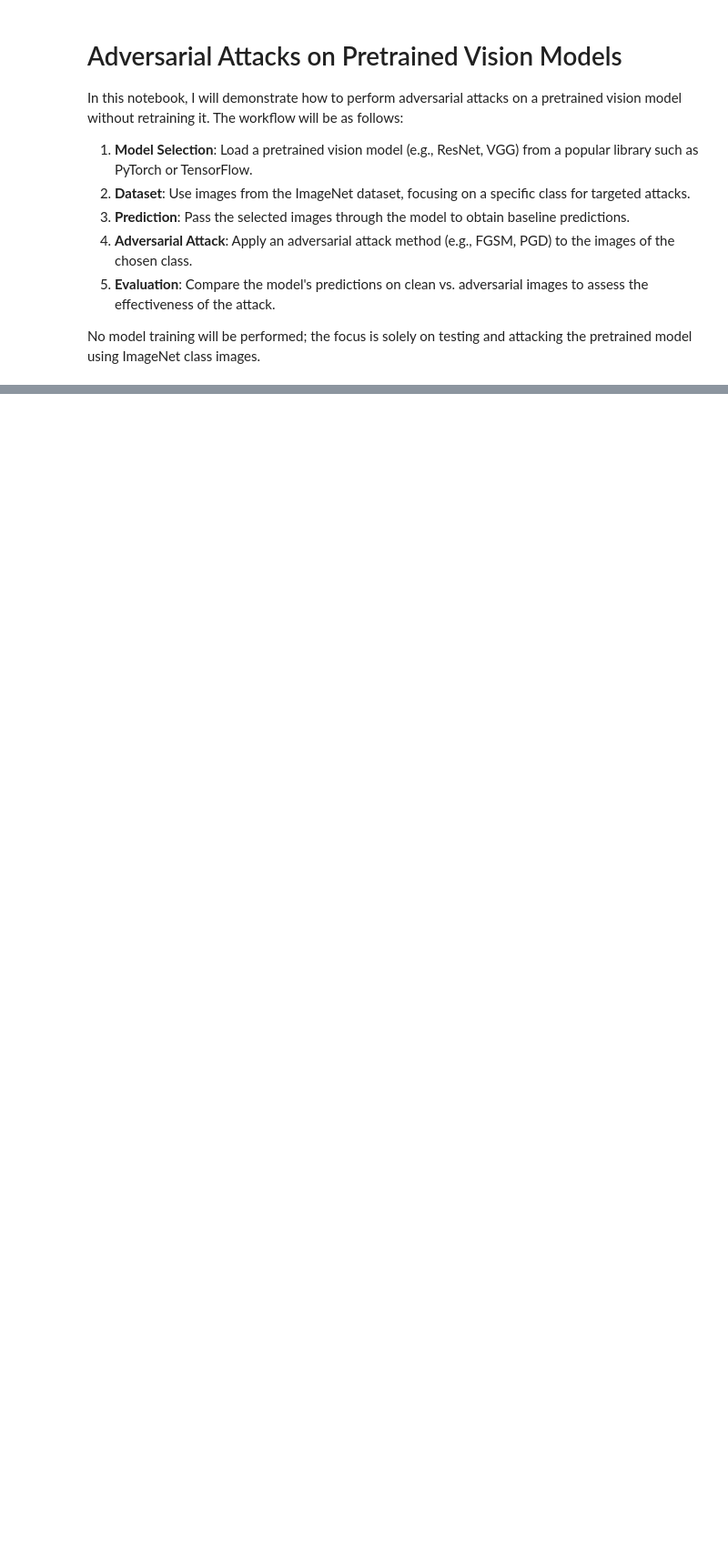
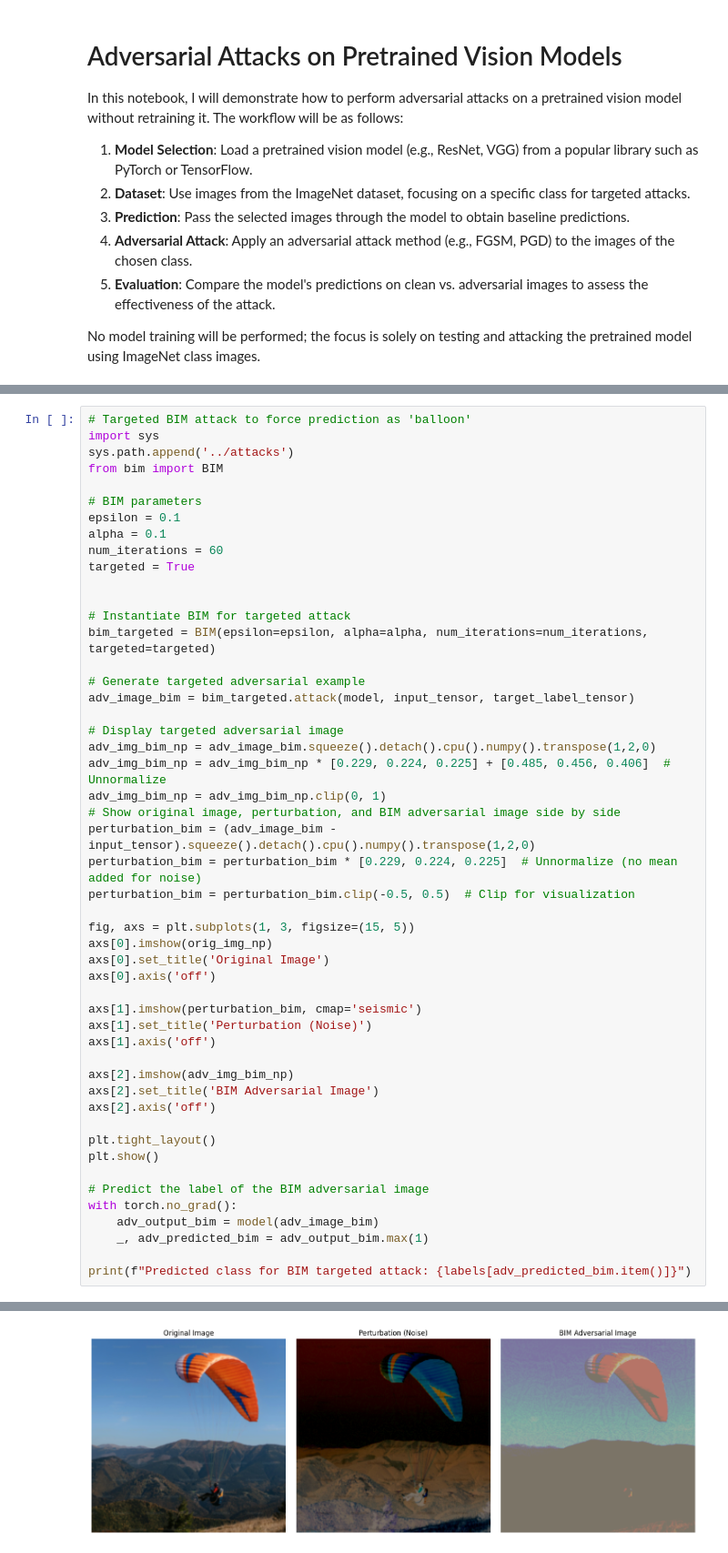
Before and after one commit to seba20-0/Adversarial-Attacks-on-YOLO, a Jupyter notebook: classification/classification_example.ipynb, the cells around one changed output, grey strips where cells are left out. Shown at 91% size. Saved outputs shown, nothing was run; the diff lists cells and outputs as text; blank space fills up the shorter version.

```diff
--- a/classification/classification_example.ipynb
+++ b/classification/classification_example.ipynb
@@ -148,0 +194,51 @@ plt.show()
+# %%
+# Targeted BIM attack to force prediction as 'balloon'
+import sys
+sys.path.append('../attacks')
+from bim import BIM
+
+# BIM parameters
+epsilon = 0.1
+alpha = 0.1
+num_iterations = 60
+targeted = True
+
+
+# Instantiate BIM for targeted attack
+bim_targeted = BIM(epsilon=epsilon, alpha=alpha, num_iterations=num_iterations, targeted=targeted)
+
+# Generate targeted adversarial example
+adv_image_bim = bim_targeted.attack(model, input_tensor, target_label_tensor)
+
+# Display targeted adversarial image
+adv_img_bim_np = adv_image_bim.squeeze().detach().cpu().numpy().transpose(1,2,0)
+adv_img_bim_np = adv_img_bim_np * [0.229, 0.224, 0.225] + [0.485, 0.456, 0.406]  # Unnormalize
+adv_img_bim_np = adv_img_bim_np.clip(0, 1)
+# Show original image, perturbation, and BIM adversarial image side by side
+perturbation_bim = (adv_image_bim - input_tensor).squeeze().detach().cpu().numpy().transpose(1,2,0)
+perturbation_bim = perturbation_bim * [0.229, 0.224, 0.225]  # Unnormalize (no mean added for noise)
+perturbation_bim = perturbation_bim.clip(-0.5, 0.5)  # Clip for visualization
+
+fig, axs = plt.subplots(1, 3, figsize=(15, 5))
+axs[0].imshow(orig_img_np)
+axs[0].set_title('Original Image')
+axs[0].axis('off')
+
+axs[1].imshow(perturbation_bim, cmap='seismic')
+axs[1].set_title('Perturbation (Noise)')
+axs[1].axis('off')
+
+axs[2].imshow(adv_img_bim_np)
+axs[2].set_title('BIM Adversarial Image')
+axs[2].axis('off')
+
+plt.tight_layout()
+plt.show()
+
+# Predict the label of the BIM adversarial image
+with torch.no_grad():
+    adv_output_bim = model(adv_image_bim)
+    _, adv_predicted_bim = adv_output_bim.max(1)
+
+print(f"Predicted class for BIM targeted attack: {labels[adv_predicted_bim.item()]}")
+# %% [output]
@@ -148,0 +246 @@ plt.show()
+[figure, added]
```
Also changed, not shown: parts of 11 cells of this notebook.
